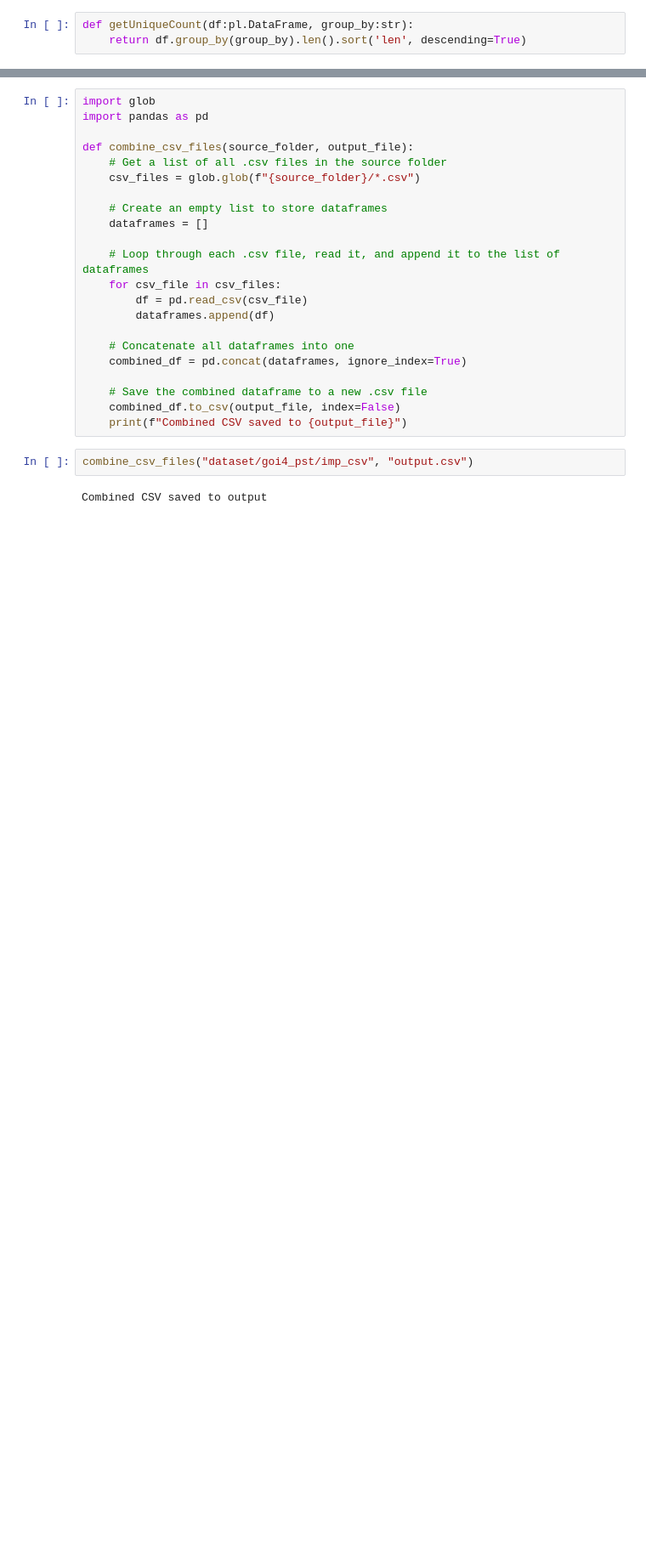
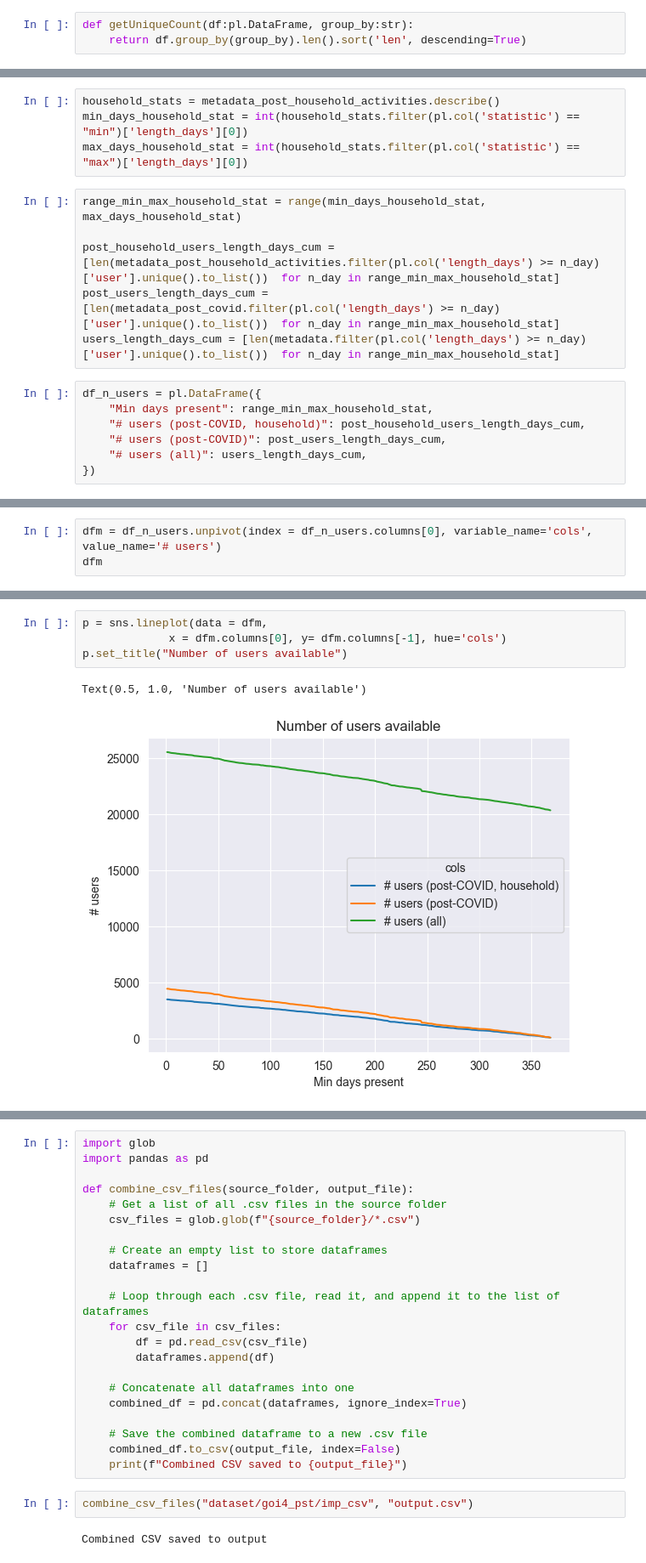
Before and after one commit to hajalibayram/GoiEner-dataset, a Jupyter notebook: sandbox.ipynb, the cells around one changed output, grey strips where cells are left out. Shown at 85% size. Saved outputs shown, nothing was run; the diff lists cells and outputs as text; blank space fills up the shorter version.

```diff
--- a/sandbox.ipynb
+++ b/sandbox.ipynb
@@ -101,0 +210,17 @@ shape: (42, 2)
+# %%
+household_stats = metadata_post_household_activities.describe()
+min_days_household_stat = int(household_stats.filter(pl.col('statistic') == "min")['length_days'][0])
+max_days_household_stat = int(household_stats.filter(pl.col('statistic') == "max")['length_days'][0])
+# %%
+range_min_max_household_stat = range(min_days_household_stat, max_days_household_stat)
+
+post_household_users_length_days_cum = [len(metadata_post_household_activities.filter(pl.col('length_days') >= n_day)['user'].unique().to_list())  for n_day in range_min_max_household_stat]
+post_users_length_days_cum = [len(metadata_post_covid.filter(pl.col('length_days') >= n_day)['user'].unique().to_list())  for n_day in range_min_max_household_stat]
+users_length_days_cum = [len(metadata.filter(pl.col('length_days') >= n_day)['user'].unique().to_list())  for n_day in range_min_max_household_stat]
+# %%
+df_n_users = pl.DataFrame({
+    "Min days present": range_min_max_household_stat,
+    "# users (post-COVID, household)": post_household_users_length_days_cum,
+    "# users (post-COVID)": post_users_length_days_cum,
+    "# users (all)": users_length_days_cum,
+})
@@ -101,0 +238,3 @@ shape: (42, 2)
+# %%
+dfm = df_n_users.unpivot(index = df_n_users.columns[0], variable_name='cols', value_name='# users')
+dfm
@@ -101,0 +256,7 @@ shape: (42, 2)
+# %%
+p = sns.lineplot(data = dfm,
+             x = dfm.columns[0], y= dfm.columns[-1], hue='cols')
+p.set_title("Number of users available")
+# %% [output]
+Text(0.5, 1.0, 'Number of users available')
+[figure, added]
```
Also changed, not shown: parts of 28 cells of this notebook, 4 other files.
